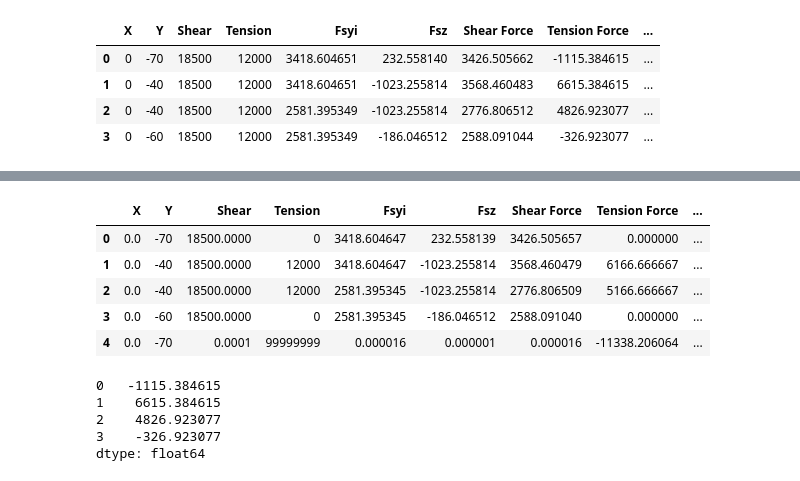
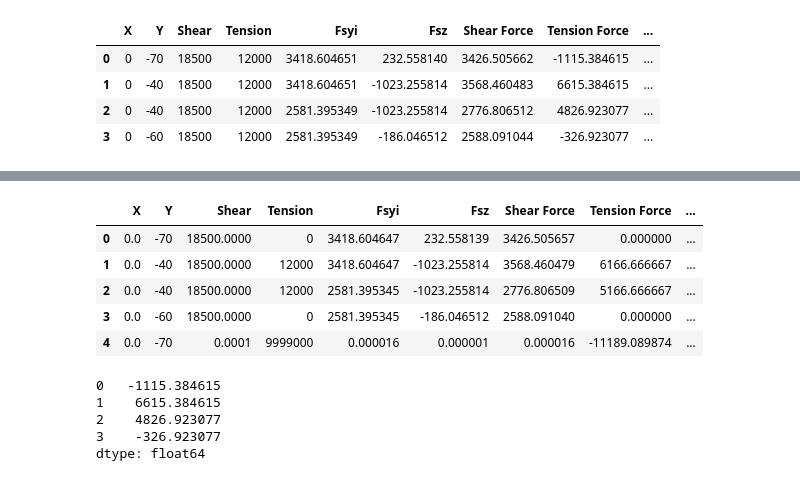
Before and after one commit to kkoppes/test_example, a Jupyter notebook: notebooks/hsb_21030_10..ipynb, the cells around one changed output, grey strips where cells are left out. Cells and saved outputs as stored; diff of their text form; code cells hidden in the pictures.

```diff
--- a/notebooks/hsb_21030_10..ipynb
+++ b/notebooks/hsb_21030_10..ipynb
@@ -223,12 +167,12 @@ HSB_calc_iteration.centroid_yta
 # %%
-pd.DataFrame(HSB_calc_iteration.dataframe)
+pd.DataFrame(HSB_calc_iteration.result_dict)
 # %% [output]
 |  | X | Y | Shear | Tension | Fsyi | Fsz | Shear Force | Tension Force | ... |
 | 0 | 0.0 | -70 | 18500.0000 | 0 | 3418.604647 | 232.558139 | 3426.505657 | 0.000000 | ... |
 | 1 | 0.0 | -40 | 18500.0000 | 12000 | 3418.604647 | -1023.255814 | 3568.460479 | 6166.666667 | ... |
 | 2 | 0.0 | -40 | 18500.0000 | 12000 | 2581.395345 | -1023.255814 | 2776.806509 | 5166.666667 | ... |
 | 3 | 0.0 | -60 | 18500.0000 | 0 | 2581.395345 | -186.046512 | 2588.091040 | 0.000000 | ... |
-| 4 | 0.0 | -70 | 0.0001 | 99999999 | 0.000016 | 0.000001 | 0.000016 | -11338.206064 | ... |
+| 4 | 0.0 | -70 | 0.0001 | 9999000 | 0.000016 | 0.000001 | 0.000016 | -11189.089874 | ... |
 # %%
 
 HSB_calc.__dict__["tension_forces"]
```
Also changed, not shown: parts of 19 cells of this notebook, 16 other files.
